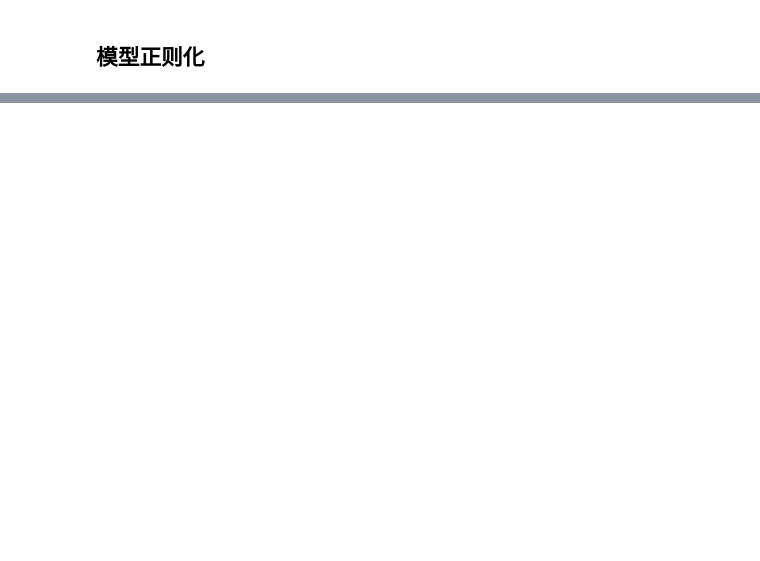
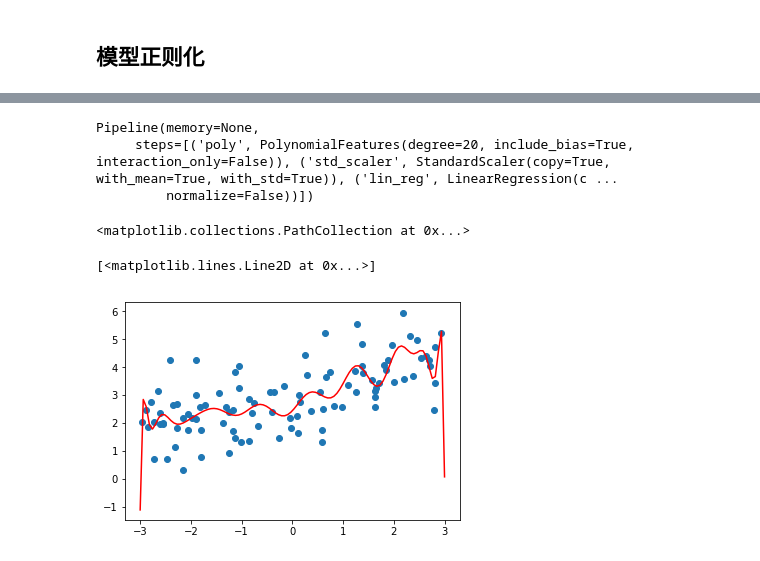
Before and after one commit to coderzc/machine_learning, a Jupyter notebook: jupyter/polynomial_regression/5_model_regularization.ipynb, the cells around one changed output, grey strips where cells are left out. Saved outputs shown, nothing was run; the diff lists cells and outputs as text; code cells hidden in the pictures; blank space fills up the shorter version.

```diff
--- a/jupyter/polynomial_regression/5_model_regularization.ipynb
+++ b/jupyter/polynomial_regression/5_model_regularization.ipynb
@@ -16,0 +23,26 @@ plt.show()
+# %%
+from sklearn.pipeline import Pipeline
+from sklearn.preprocessing import StandardScaler
+from sklearn.preprocessing import PolynomialFeatures
+from sklearn.linear_model import LinearRegression
+
+ploy_reg = Pipeline([
+    ("poly",PolynomialFeatures(degree=20)),
+    ("std_scaler",StandardScaler()),
+    ("lin_reg",LinearRegression())
+])
+
+ploy_reg.fit(X,y)
+X_plot = np.linspace(-3,3,100).reshape(100,1)
+y_predict = ploy_reg.predict(X_plot)
+
+plt.scatter(x,y)
+plt.plot(X_plot[:,0],y_predict,color='r')
+plt.show()
+# %% [output]
+Pipeline(memory=None,
+     steps=[('poly', PolynomialFeatures(degree=20, include_bias=True, interaction_only=False)), ('std_scaler', StandardScaler(copy=True, with_mean=True, with_std=True)), ('lin_reg', LinearRegression(c ...
+         normalize=False))])
+<matplotlib.collections.PathCollection at 0x...>
+[<matplotlib.lines.Line2D at 0x...>]
+[figure, added]
```
Also changed, not shown: parts of 14 cells of this notebook, 2 other files.
